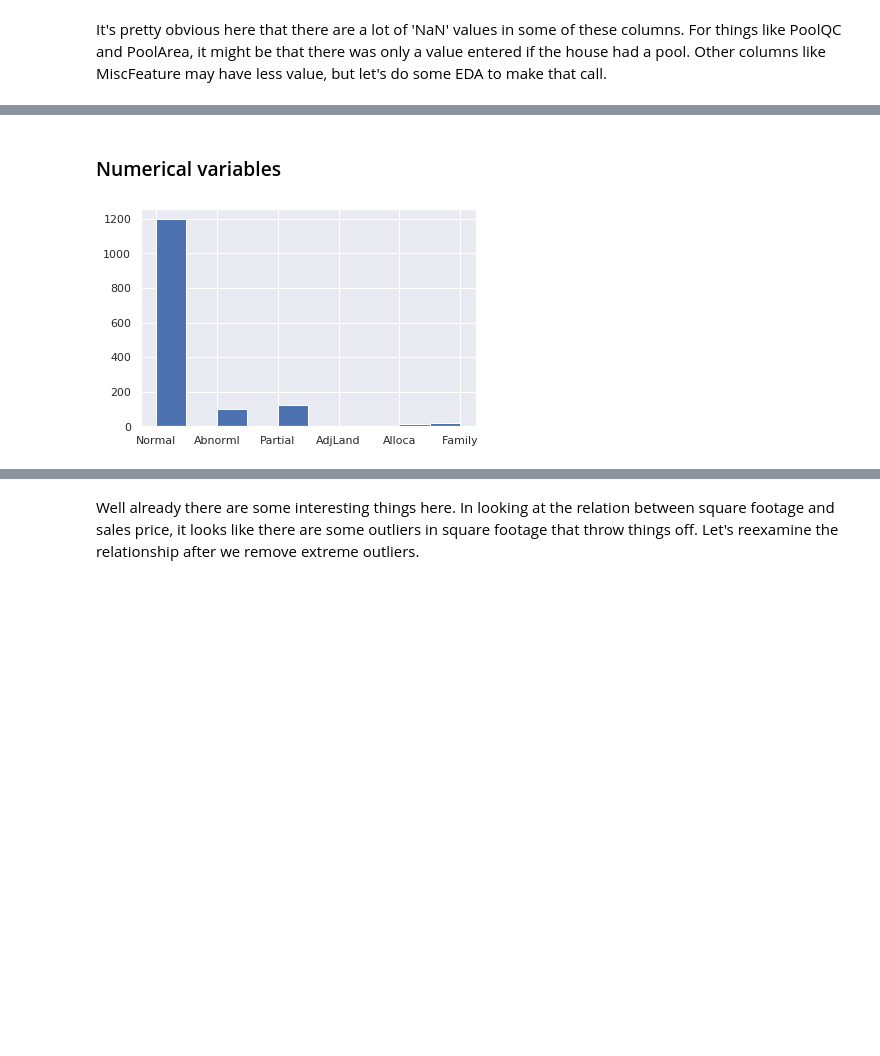
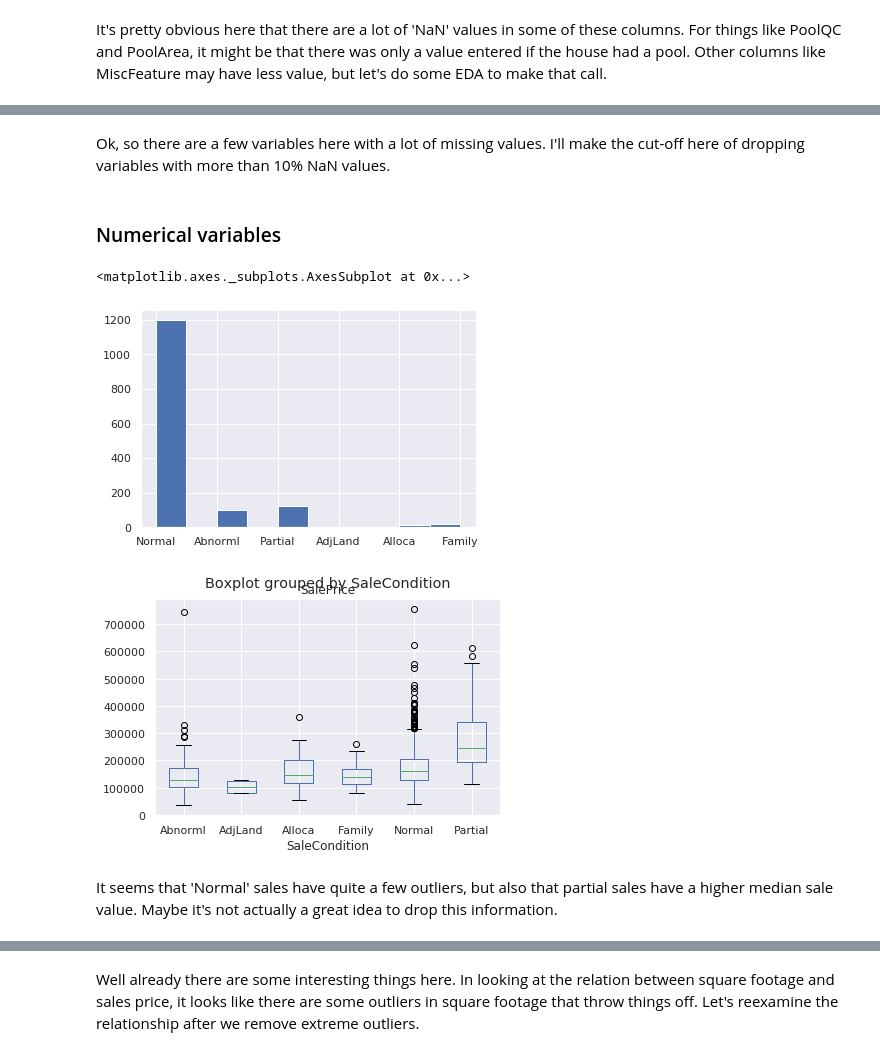
Before and after one commit to lambertsbennett/Kaggle, a Jupyter notebook: HousingPrice/Housing_EDA.ipynb, the cells around one changed output, grey strips where cells are left out. Saved outputs shown, nothing was run; the diff lists cells and outputs as text; code cells hidden in the pictures; blank space fills up the shorter version.

```diff
--- a/HousingPrice/Housing_EDA.ipynb
+++ b/HousingPrice/Housing_EDA.ipynb
@@ -25,0 +46,2 @@ Looking at the metadata, that seems to be the case. NaN is not missing data, but
+# %% [markdown]
+Ok, so there are a few variables here with a lot of missing values. I'll make the cut-off here of dropping variables with more than 10% NaN values.
@@ -27,11 +51,14 @@ Looking at the metadata, that seems to be the case. NaN is not missing data, but
 ### Numerical variables
 # %%
 train_data['SaleCondition'].hist()
-#Immediately it seems that maybe we don't want to include abnormal or partial sales in our training data
-
-train_data = train_data[train_data['SaleCondition'] != 'Abnorml']
+#Immediately it seems that maybe we want to exclude sales that are not normal, as they are rare and likely outliers.
+train_data.boxplot(column='SalePrice',by='SaleCondition')
 # %% [output]
+<matplotlib.axes._subplots.AxesSubplot at 0x...>
 [figure]
+[figure, added]
+# %% [markdown]
+It seems that 'Normal' sales have quite a few outliers, but also that partial sales have a higher median sale value. Maybe it's not actually a great idea to drop this information.
 # %%
 # Let's take a real brief look at some of the likely candidates for driving housing prices
 sns.set(style="darkgrid")
```
Also changed, not shown: parts of 17 cells of this notebook.
